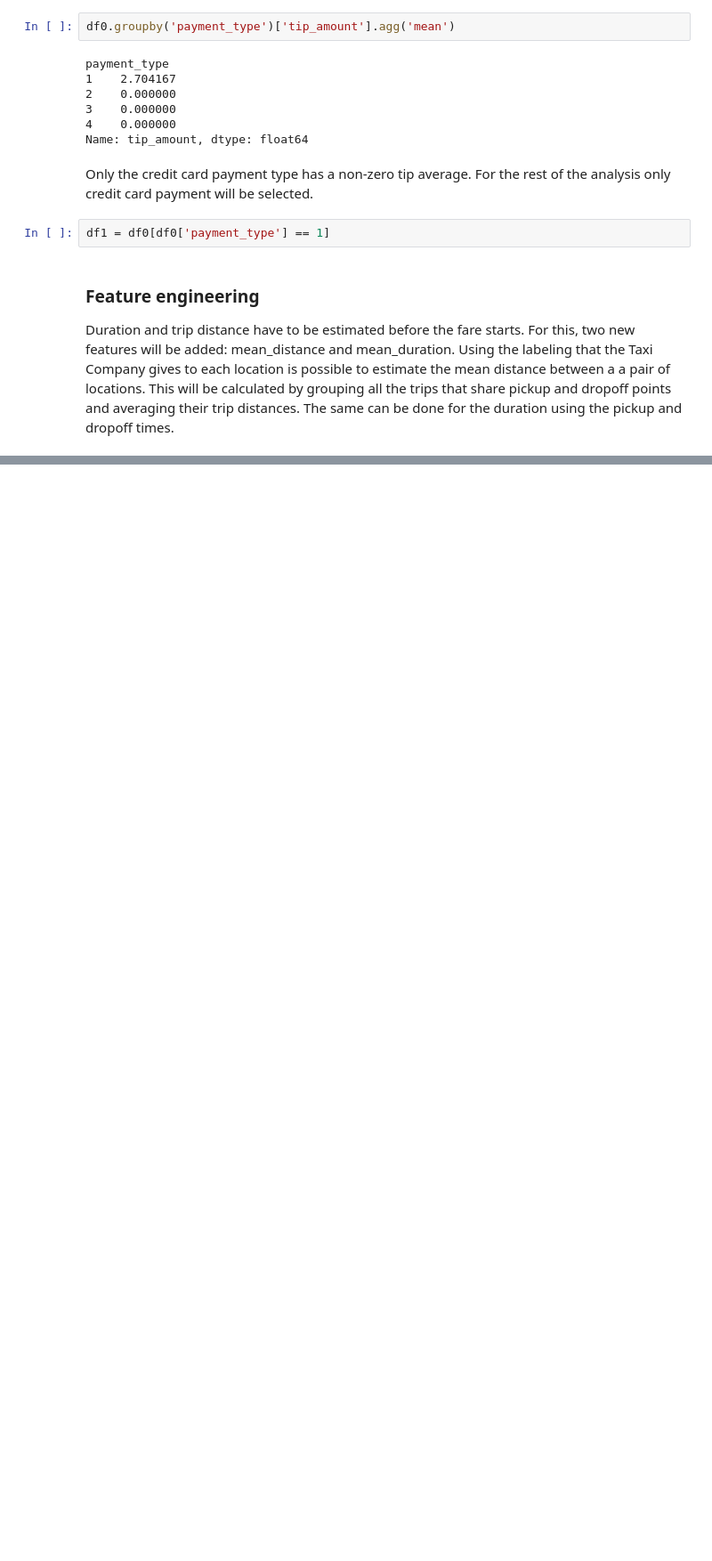
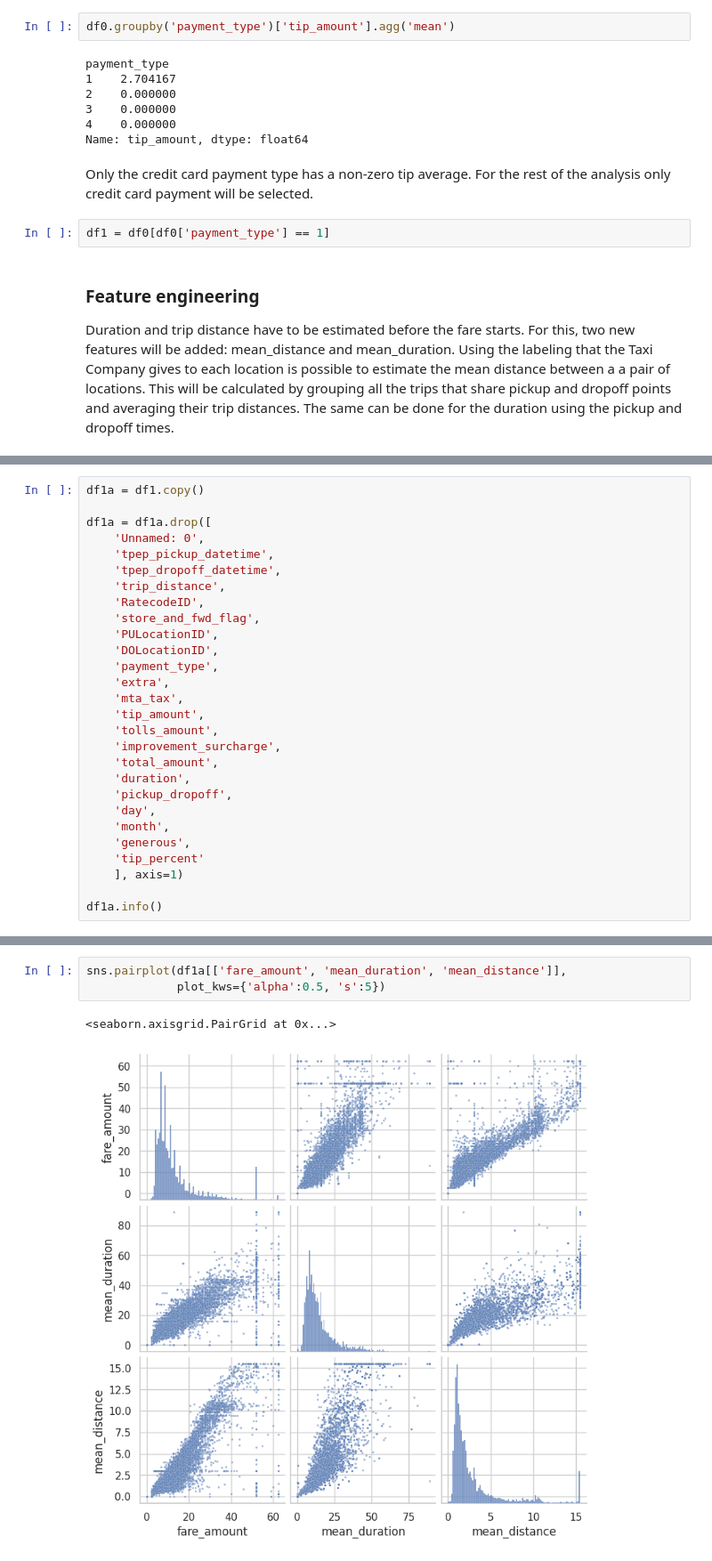
Before and after one commit to jiug/ML-model-to-predict-generous-customers, a Jupyter notebook: ML model to predict generous customers.ipynb, the cells around one changed output, grey strips where cells are left out. Shown: that part at 89% size. Saved outputs shown, nothing was run; the diff lists cells and outputs as text; blank space fills up the shorter version.

```diff
--- a/ML model to predict generous customers.ipynb
+++ b/ML model to predict generous customers.ipynb
@@ -205,0 +421,28 @@ Duration and trip distance have to be estimated before the fare starts. For this
+# %%
+df1a = df1.copy()
+
+df1a = df1a.drop([
+    'Unnamed: 0',
+    'tpep_pickup_datetime',
+    'tpep_dropoff_datetime',
+    'trip_distance',
+    'RatecodeID',
+    'store_and_fwd_flag',
+    'PULocationID',
+    'DOLocationID',
+    'payment_type',
+    'extra',
+    'mta_tax',
+    'tip_amount',
+    'tolls_amount',
+    'improvement_surcharge',
+    'total_amount',
+    'duration',
+    'pickup_dropoff',
+    'day',
+    'month',
+    'generous',
+    'tip_percent'
+    ], axis=1)
+
+df1a.info()
@@ -205,0 +466,6 @@ Duration and trip distance have to be estimated before the fare starts. For this
+# %%
+sns.pairplot(df1a[['fare_amount', 'mean_duration', 'mean_distance']],
+             plot_kws={'alpha':0.5, 's':5})
+# %% [output]
+<seaborn.axisgrid.PairGrid at 0x...>
+[figure, added]
```
Also changed, not shown: parts of 28 cells of this notebook.
